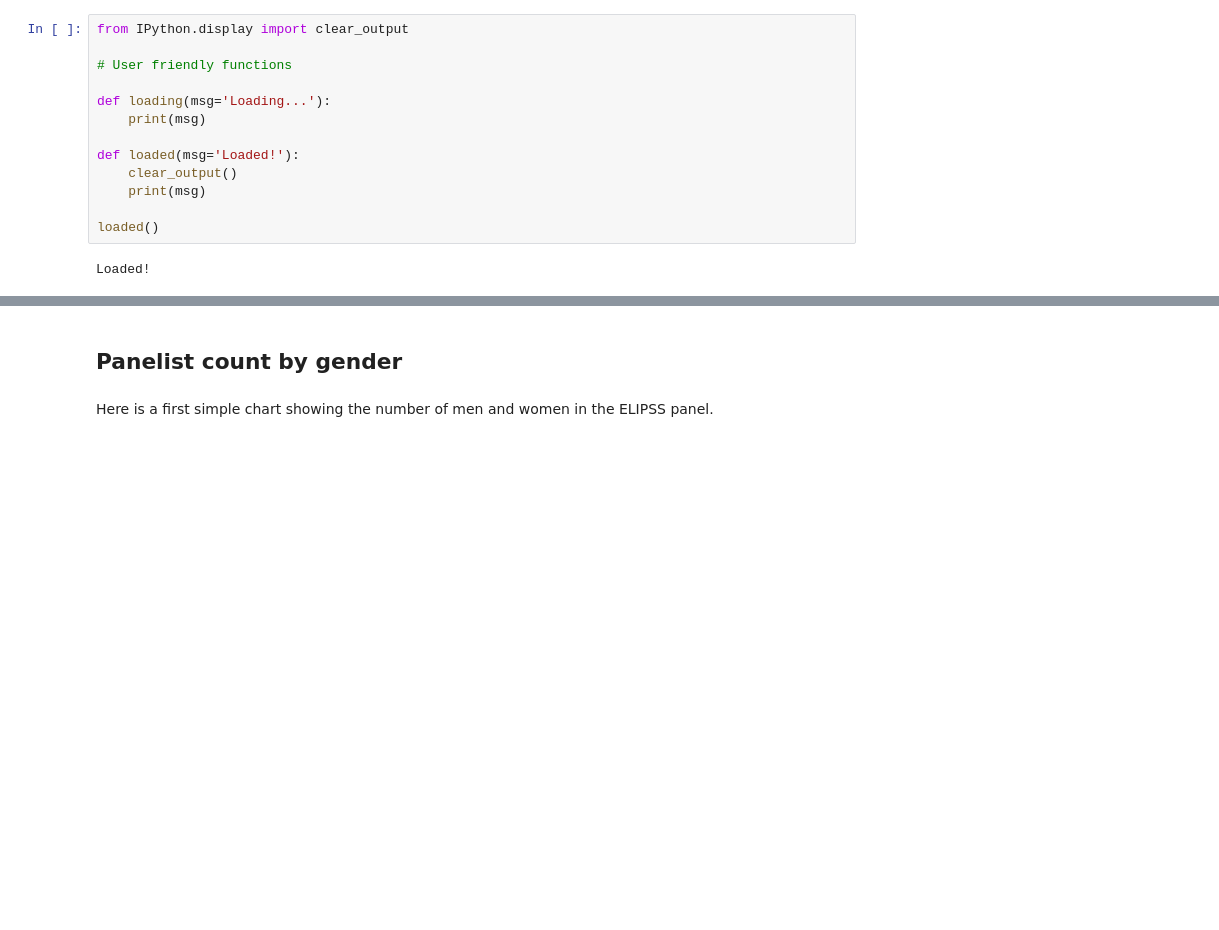
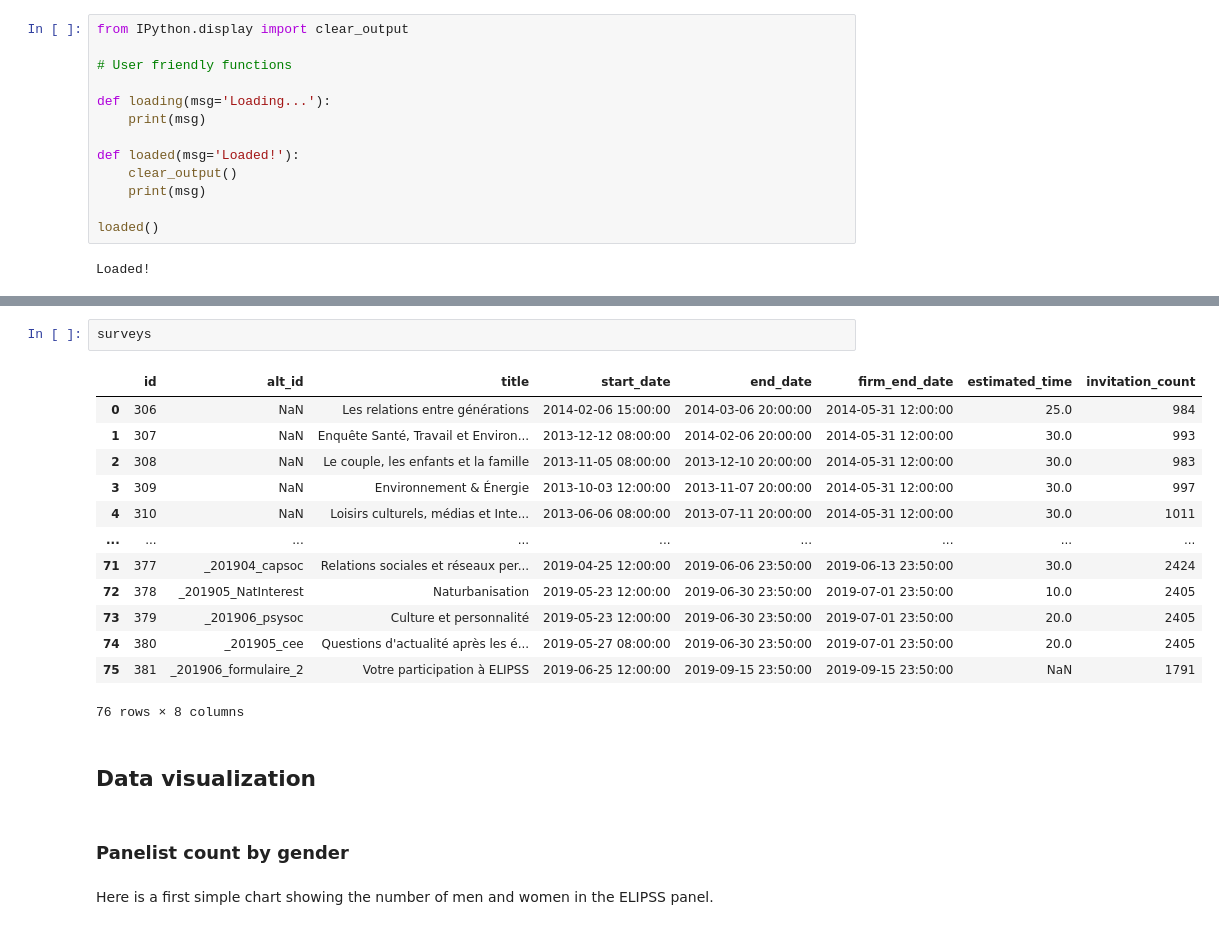
Before and after one commit to CDSP-SCPO/eddi19-workshop, a Jupyter notebook: EDDI19_workshop.ipynb, the cells around one changed output, grey strips where cells are left out. Saved outputs shown, nothing was run; the diff lists cells and outputs as text; blank space fills up the shorter version.

```diff
--- a/EDDI19_workshop.ipynb
+++ b/EDDI19_workshop.ipynb
@@ -56,5 +108,23 @@ Data imported!
+# %%
+surveys
+# %% [output]
+|  | id | alt_id | title | start_date | end_date | firm_end_date | estimated_time | invitation_count |
+| 0 | 306 | NaN | Les relations entre générations | 2014-02-06 15:00:00 | 2014-03-06 20:00:00 | 2014-05-31 12:00:00 | 25.0 | 984 |
+| 1 | 307 | NaN | Enquête Santé, Travail et Environ... | 2013-12-12 08:00:00 | 2014-02-06 20:00:00 | 2014-05-31 12:00:00 | 30.0 | 993 |
+| 2 | 308 | NaN | Le couple, les enfants et la famille | 2013-11-05 08:00:00 | 2013-12-10 20:00:00 | 2014-05-31 12:00:00 | 30.0 | 983 |
+| 3 | 309 | NaN | Environnement & Énergie | 2013-10-03 12:00:00 | 2013-11-07 20:00:00 | 2014-05-31 12:00:00 | 30.0 | 997 |
+| 4 | 310 | NaN | Loisirs culturels, médias et Inte... | 2013-06-06 08:00:00 | 2013-07-11 20:00:00 | 2014-05-31 12:00:00 | 30.0 | 1011 |
+| ... | ... | ... | ... | ... | ... | ... | ... | ... |
+| 71 | 377 | _201904_capsoc | Relations sociales et réseaux per... | 2019-04-25 12:00:00 | 2019-06-06 23:50:00 | 2019-06-13 23:50:00 | 30.0 | 2424 |
+| 72 | 378 | _201905_NatInterest | Naturbanisation | 2019-05-23 12:00:00 | 2019-06-30 23:50:00 | 2019-07-01 23:50:00 | 10.0 | 2405 |
+| 73 | 379 | _201906_psysoc | Culture et personnalité | 2019-05-23 12:00:00 | 2019-06-30 23:50:00 | 2019-07-01 23:50:00 | 20.0 | 2405 |
+| 74 | 380 | _201905_cee | Questions d'actualité après les é... | 2019-05-27 08:00:00 | 2019-06-30 23:50:00 | 2019-07-01 23:50:00 | 20.0 | 2405 |
+| 75 | 381 | _201906_formulaire_2 | Votre participation à ELIPSS | 2019-06-25 12:00:00 | 2019-09-15 23:50:00 | 2019-09-15 23:50:00 | NaN | 1791 |
+76 rows × 8 columns
+# %% [markdown]
+## Data visualization
 # %% [markdown]
-## Panelist count by gender
+### Panelist count by gender
 # %% [markdown]
 Here is a first simple chart showing the number of men and women in the ELIPSS panel.
 # %%
```
Also changed, not shown: parts of 12 cells of this notebook, 3 other files.
